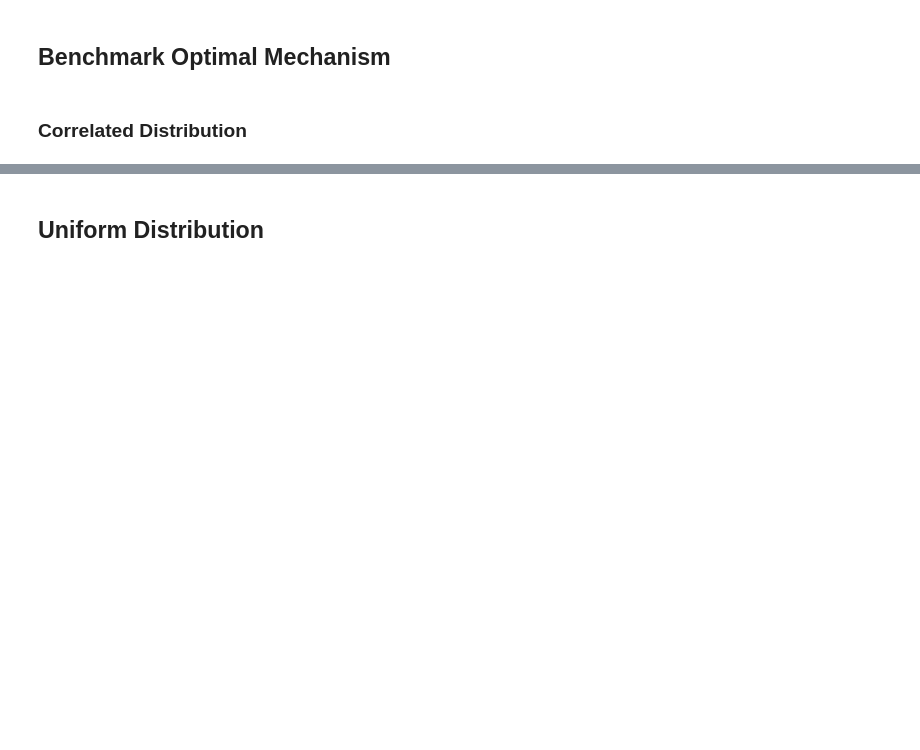
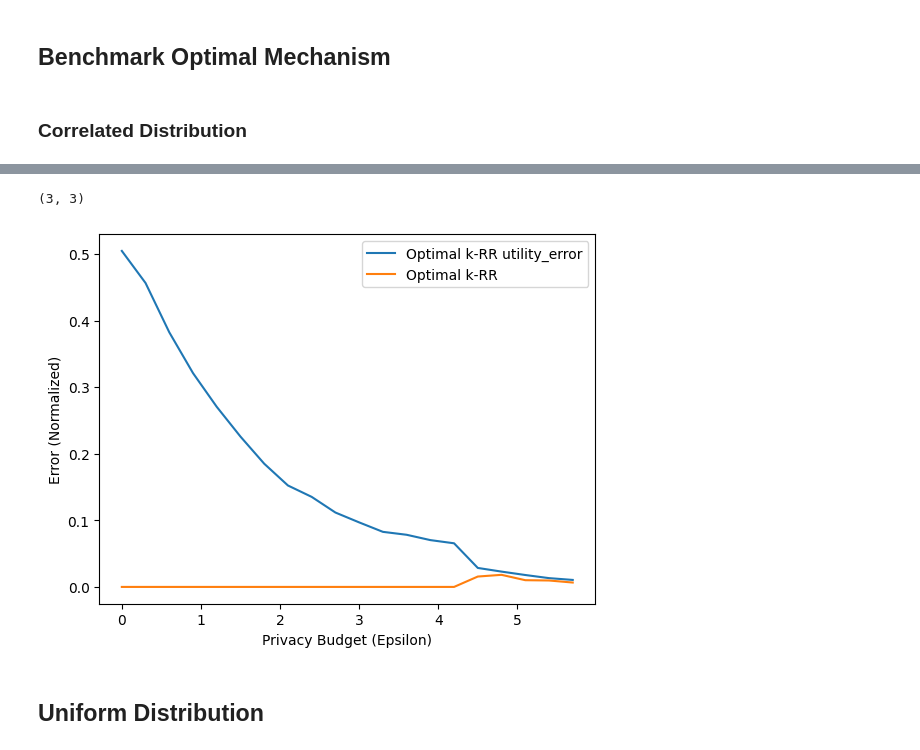
Before and after one commit to SandaruJayawardana/minimal-data-ldp, a Jupyter notebook: benchmark copy.ipynb, the cells around one changed output, grey strips where cells are left out. Drawn from its saved outputs; the diff is of its cells as text; code cells hidden in the pictures; blank space fills up the shorter version.

```diff
--- a/benchmark copy.ipynb
+++ b/benchmark copy.ipynb
@@ -227,3 +358,39 @@ Distance  0.024737286010788714
+# %%
+import numpy as np
+
+# Define a vector
+v = np.array([1, 2, 3])  # Example vector
+
+# Create a matrix by copying vector v into each column
+matrix = np.tile(v[:, np.newaxis], (1, 3))  # Copy v into 3 columns
+
+print(np.shape(matrix))
+# %% [output]
+(3, 3)
+# %%
+lagends1 = []
+lagends2 = []
+fig, ax1 = plt.subplots()
+# ax2 = ax1.twinx()
+for mechanism in list(mechanisms_dict.keys()):
+    lagends1.append(mechanism + " utility_error")
+    ax1.plot(EPS_ARRAY, error_dict[mechanism])
+    # lagends.append(mechanism + " info_leakage")
+    # plt.plot(EPS_ARRAY, mi_dict[mechanism])
+    # lagends.append(mechanism + " total_info_leakage")
+    # plt.plot(EPS_ARRAY, total_mi_dict[mechanism])
+    for mi_ in range(len(mi_dict[mechanism][0])):
+        ax1.plot(EPS_ARRAY, np.array(mi_dict[mechanism])[:,mi_])
+        lagends1.append(f"{mechanism}")
+        # legend.append(f"MI for Optimal, attr:{grouped_attributes_list[i][mi_]}")
+
+ax1.legend(lagends1)
+plt.xlabel("Privacy Budget (Epsilon)")
+plt.ylabel("Error (Normalized)")
+# plt.title(f"{error_cal_type} error between original value and perturbed value for {Attr_list}")
+plt.show()
+# %% [output]
+[figure, added]
 # %% [markdown]
 ## Uniform Distribution
 # %%
```
Also changed, not shown: parts of 11 cells of this notebook, 1 other file.
